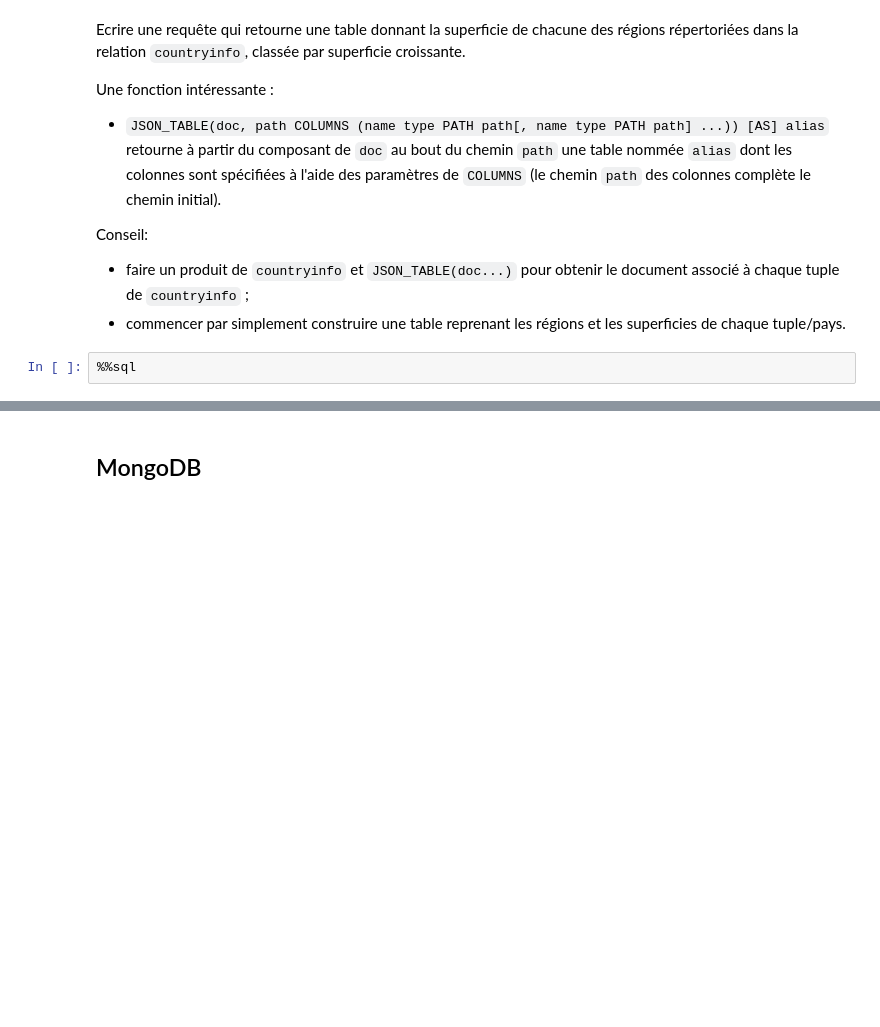
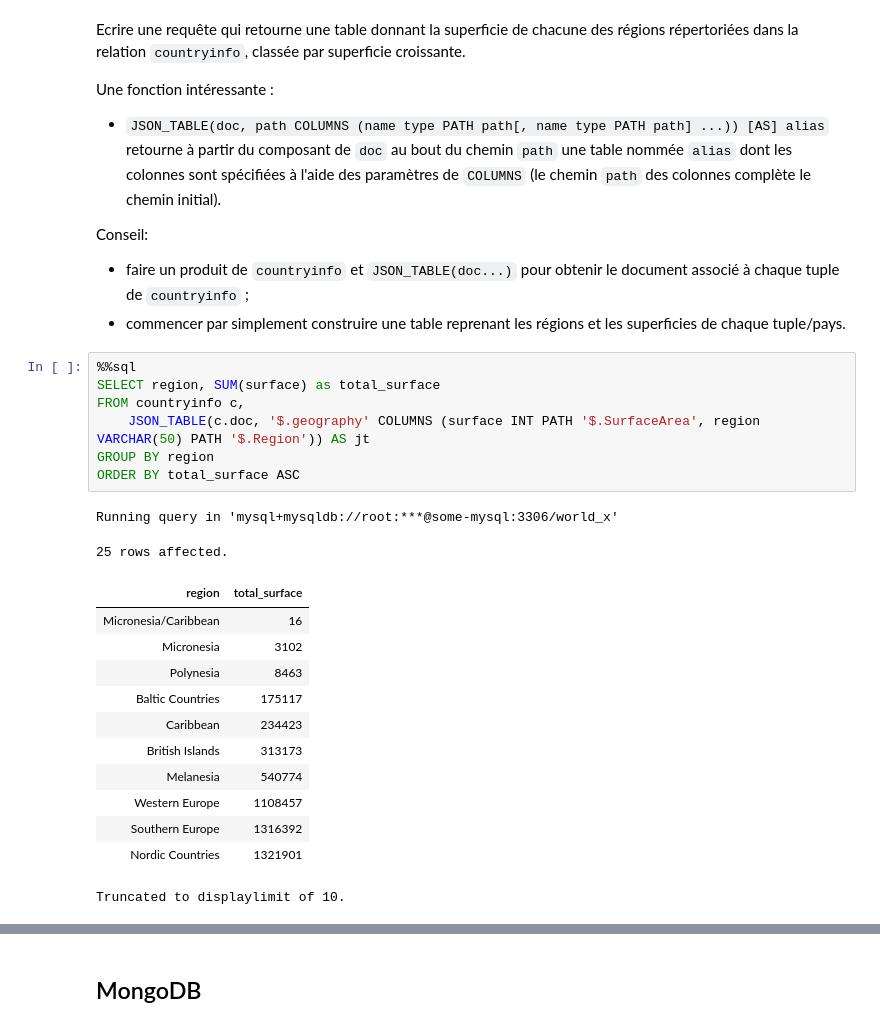
Before and after one commit to antoinech-courses/BigData-TP, a Jupyter notebook: tp1-2-3/tp3/tp3.ipynb, the cells around one changed output, grey strips where cells are left out. Cells and saved outputs as stored; diff of their text form; blank space fills up the shorter version.

```diff
--- a/tp1-2-3/tp3/tp3.ipynb
+++ b/tp1-2-3/tp3/tp3.ipynb
@@ -88,7 +179,27 @@ Conseil:
 
 *   faire un produit de `countryinfo` et `JSON_TABLE(doc...)` pour obtenir le document associé à chaque tuple de `countryinfo` ;
 *   commencer par simplement construire une table reprenant les régions et les superficies de chaque tuple/pays.
-# %%
-%%sql
+# %%
+%%sql
+SELECT region, SUM(surface) as total_surface
+FROM countryinfo c,
+    JSON_TABLE(c.doc, '$.geography' COLUMNS (surface INT PATH '$.SurfaceArea', region VARCHAR(50) PATH '$.Region')) AS jt
+GROUP BY region
+ORDER BY total_surface ASC
+# %% [output]
+Running query in 'mysql+mysqldb://root:***@some-mysql:3306/world_x'
+25 rows affected.
+| region | total_surface |
+| Micronesia/Caribbean | 16 |
+| Micronesia | 3102 |
+| Polynesia | 8463 |
+| Baltic Countries | 175117 |
+| Caribbean | 234423 |
+| British Islands | 313173 |
+| Melanesia | 540774 |
+| Western Europe | 1108457 |
+| Southern Europe | 1316392 |
+| Nordic Countries | 1321901 |
+Truncated to displaylimit of 10.
 # %%
 %%sql
```
Also changed, not shown: parts of 36 cells of this notebook, 1 other file.
